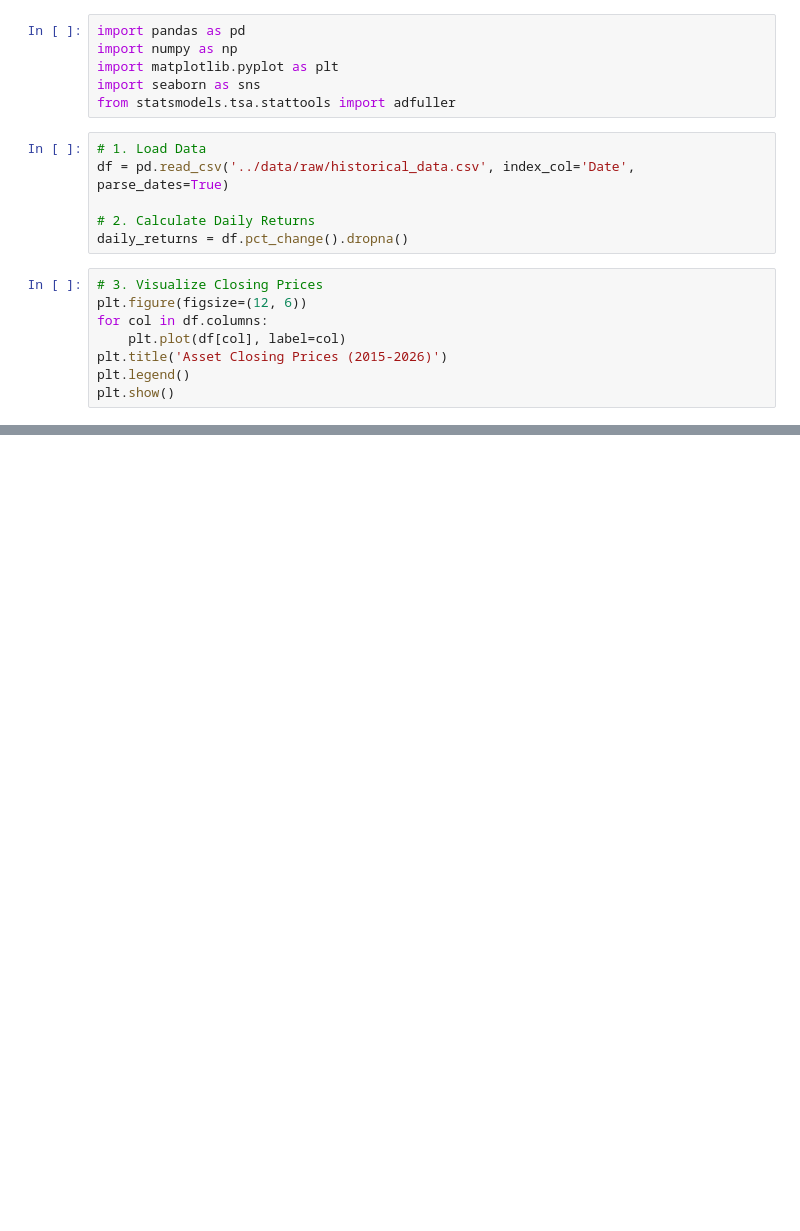
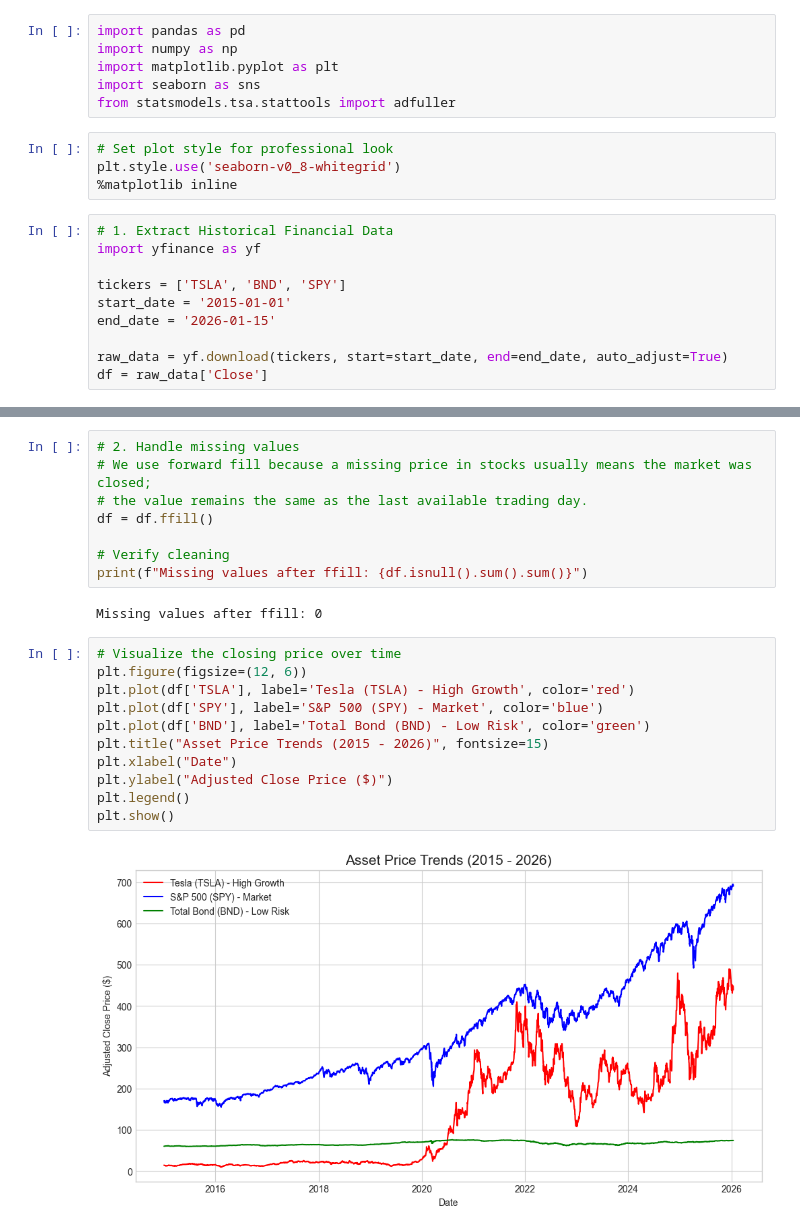
Before and after one commit to adem-mekonnen/portfolio-optimization, a Jupyter notebook: notebooks/1_eda_and_preprocessing.ipynb, the cells around one changed output, grey strips where cells are left out. Drawn from its saved outputs; the diff is of its cells as text; blank space fills up the shorter version.

```diff
--- a/notebooks/1_eda_and_preprocessing.ipynb
+++ b/notebooks/1_eda_and_preprocessing.ipynb
@@ -5,17 +5,17 @@ import matplotlib.pyplot as plt
 import seaborn as sns
 from statsmodels.tsa.stattools import adfuller
 # %%
-# 1. Load Data
-df = pd.read_csv('../data/raw/historical_data.csv', index_col='Date', parse_dates=True)
-
-# 2. Calculate Daily Returns
-daily_returns = df.pct_change().dropna()
+# Set plot style for professional look
+plt.style.use('seaborn-v0_8-whitegrid')
+%matplotlib inline
 # %%
-# 3. Visualize Closing Prices
-plt.figure(figsize=(12, 6))
-for col in df.columns:
-    plt.plot(df[col], label=col)
-plt.title('Asset Closing Prices (2015-2026)')
-plt.legend()
-plt.show()
+# 1. Extract Historical Financial Data
+import yfinance as yf
+
+tickers = ['TSLA', 'BND', 'SPY']
+start_date = '2015-01-01'
+end_date = '2026-01-15'
+
+raw_data = yf.download(tickers, start=start_date, end=end_date, auto_adjust=True)
+df = raw_data['Close']
 # %% [output]
@@ -61,0 +81,23 @@ daily_returns.to_csv('../data/processed/daily_returns.csv')
+# %%
+# 2. Handle missing values
+# We use forward fill because a missing price in stocks usually means the market was closed;
+# the value remains the same as the last available trading day.
+df = df.ffill()
+
+# Verify cleaning
+print(f"Missing values after ffill: {df.isnull().sum().sum()}")
+# %% [output]
+Missing values after ffill: 0
+# %%
+# Visualize the closing price over time
+plt.figure(figsize=(12, 6))
+plt.plot(df['TSLA'], label='Tesla (TSLA) - High Growth', color='red')
+plt.plot(df['SPY'], label='S&P 500 (SPY) - Market', color='blue')
+plt.plot(df['BND'], label='Total Bond (BND) - Low Risk', color='green')
+plt.title("Asset Price Trends (2015 - 2026)", fontsize=15)
+plt.xlabel("Date")
+plt.ylabel("Adjusted Close Price ($)")
+plt.legend()
+plt.show()
+# %% [output]
+[figure, added]
```
Also changed, not shown: parts of 9 cells of this notebook, 5 other files.
